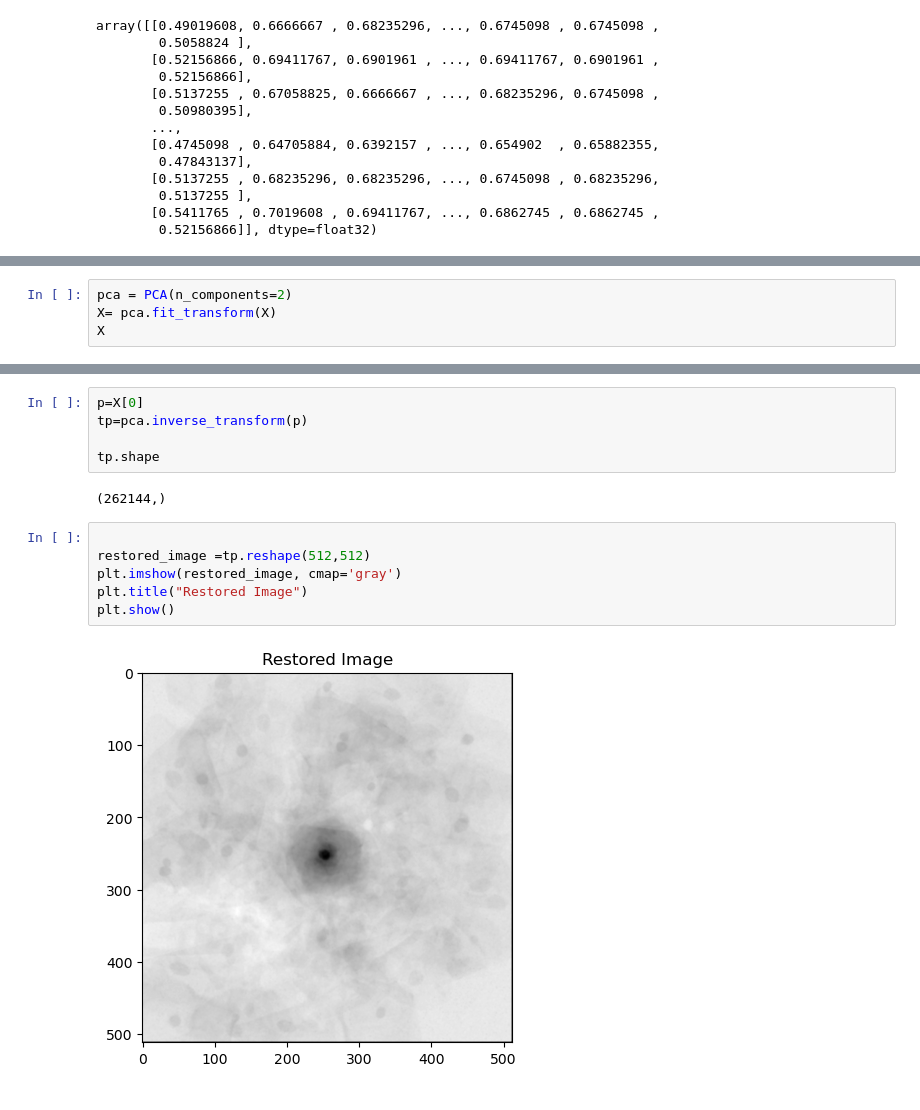
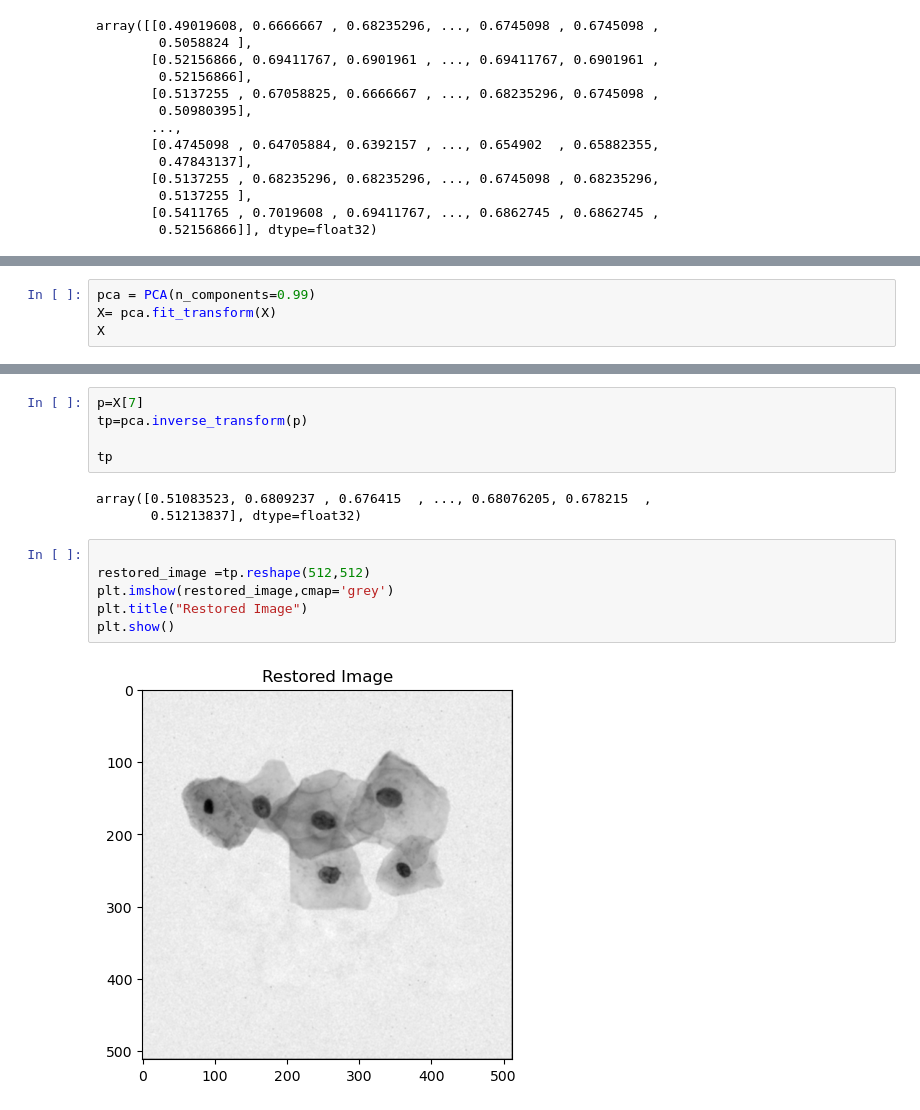
Before and after one commit to SavyaSanchi-Sharma/K-meansClustering, a Jupyter notebook: rwGraphs.ipynb, the cells around one changed output, grey strips where cells are left out. Drawn from its saved outputs; the diff is of its cells as text.

```diff
--- a/rwGraphs.ipynb
+++ b/rwGraphs.ipynb
@@ -87,5 +87,5 @@ plt.show()
 # %%
-pca = PCA(n_components=2)
+pca = PCA(n_components=0.99)
 X= pca.fit_transform(X)
 X
 # %% [output]
@@ -142,15 +138,16 @@ plt.show()
 # %%
-p=X[0]
+p=X[7]
 tp=pca.inverse_transform(p)
 
-tp.shape
+tp
 # %% [output]
-(262144,)
+array([0.51083523, 0.6809237 , 0.676415  , ..., 0.68076205, 0.678215  ,
+       0.51213837], dtype=float32)
 # %%
 
 restored_image =tp.reshape(512,512)
-plt.imshow(restored_image, cmap='gray')
+plt.imshow(restored_image,cmap='grey')
 plt.title("Restored Image")
 plt.show()
 # %% [output]
-[figure, old version]
+[figure, new version]
```
Also changed, not shown: parts of 6 cells of this notebook.
